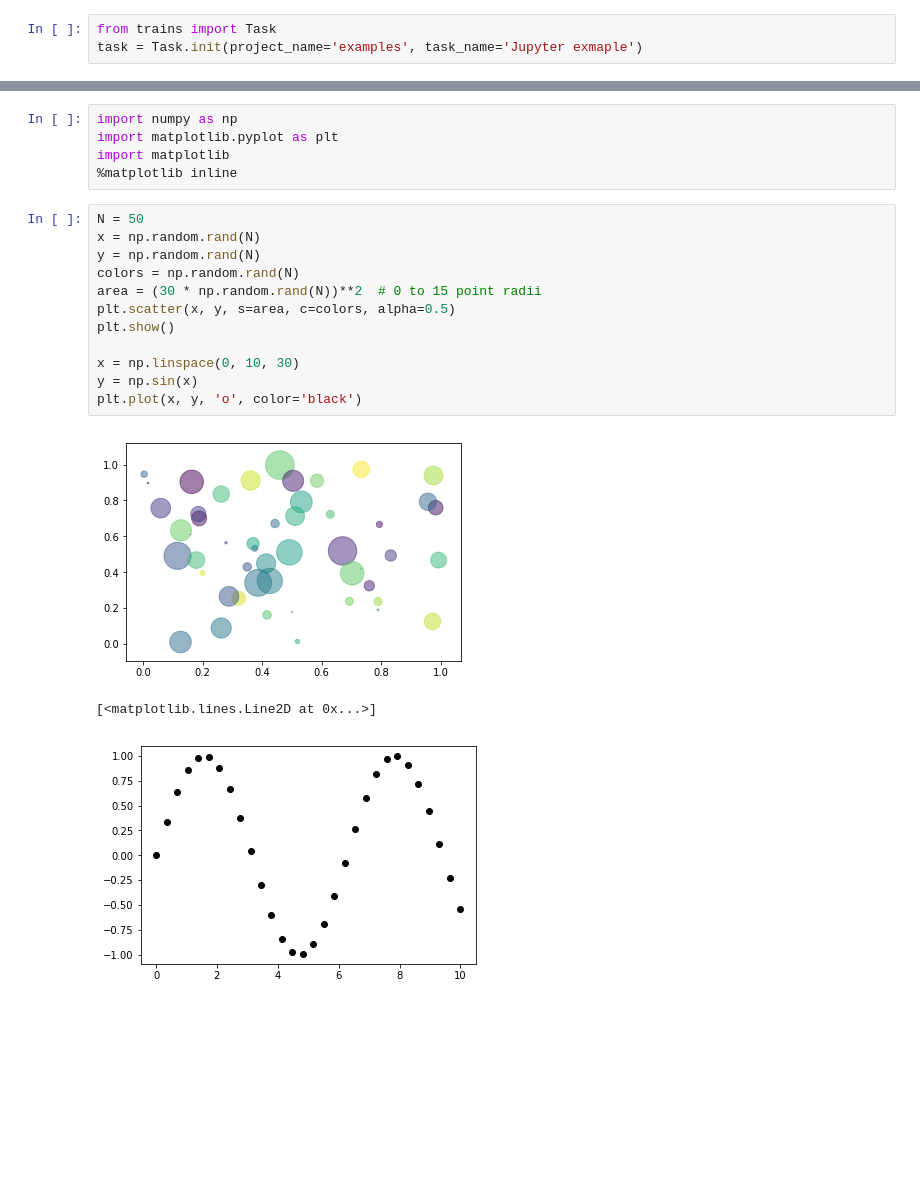
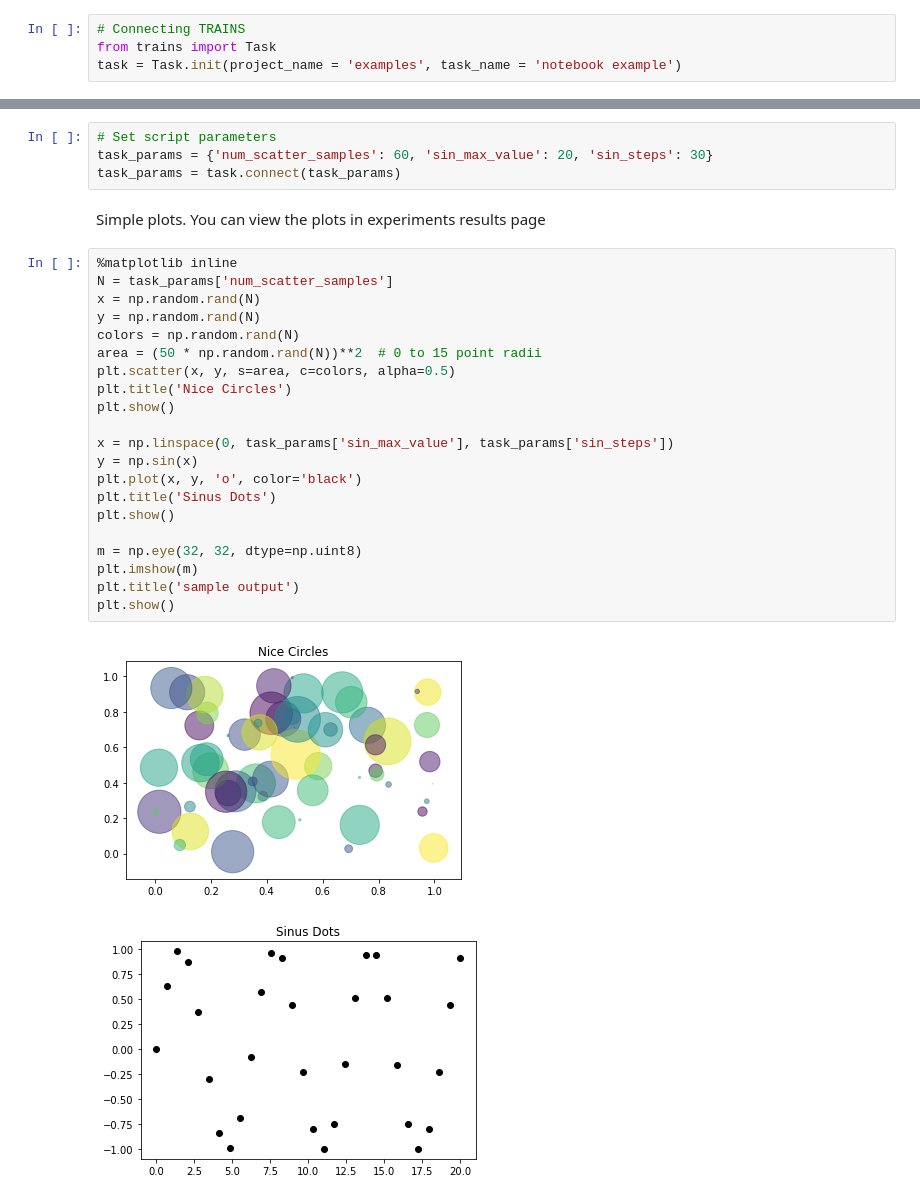
Before and after one commit to allegroai/clearml, a Jupyter notebook: examples/jupyter.ipynb, the cells around one changed output, grey strips where cells are left out. Saved outputs shown, nothing was run; the diff lists cells and outputs as text; blank space fills up the shorter version.

```diff
--- a/examples/jupyter.ipynb
+++ b/examples/jupyter.ipynb
@@ -1,4 +16,5 @@
 # %%
+# Connecting TRAINS
 from trains import Task
-task = Task.init(project_name='examples', task_name='Jupyter exmaple')
+task = Task.init(project_name = 'examples', task_name = 'notebook example')
 # %% [output]
@@ -7,21 +24,30 @@ TRAINS results page: http://ec2-3-218-72-191.compute-1.amazonaws.com:8080/projec
-# %%
-import numpy as np
-import matplotlib.pyplot as plt
-import matplotlib
-%matplotlib inline
+# %%
+# Set script parameters
+task_params = {'num_scatter_samples': 60, 'sin_max_value': 20, 'sin_steps': 30}
+task_params = task.connect(task_params)
+# %% [markdown]
+Simple plots. You can view the plots in experiments results page
 # %%
-N = 50
+%matplotlib inline
+N = task_params['num_scatter_samples']
 x = np.random.rand(N)
 y = np.random.rand(N)
 colors = np.random.rand(N)
-area = (30 * np.random.rand(N))**2  # 0 to 15 point radii
+area = (50 * np.random.rand(N))**2  # 0 to 15 point radii
 plt.scatter(x, y, s=area, c=colors, alpha=0.5)
+plt.title('Nice Circles')
 plt.show()
 
-x = np.linspace(0, 10, 30)
+x = np.linspace(0, task_params['sin_max_value'], task_params['sin_steps'])
 y = np.sin(x)
 plt.plot(x, y, 'o', color='black')
+plt.title('Sinus Dots')
+plt.show()
+
+m = np.eye(32, 32, dtype=np.uint8)
+plt.imshow(m)
+plt.title('sample output')
+plt.show()
 # %% [output]
-[figure, old version]
+[figure, new version]
-[<matplotlib.lines.Line2D at 0x...>]
-[figure, old version]
+[figure, new version]
```
Also changed, not shown: parts of 7 cells of this notebook, 1 other file.
